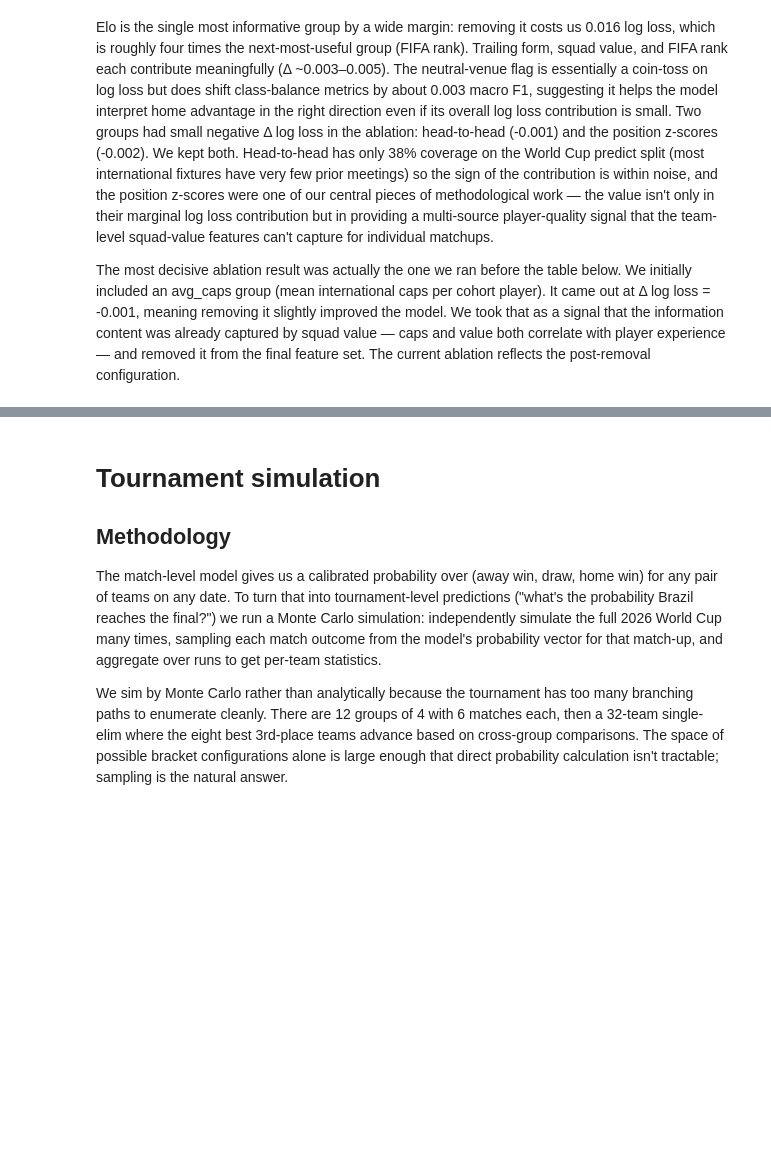
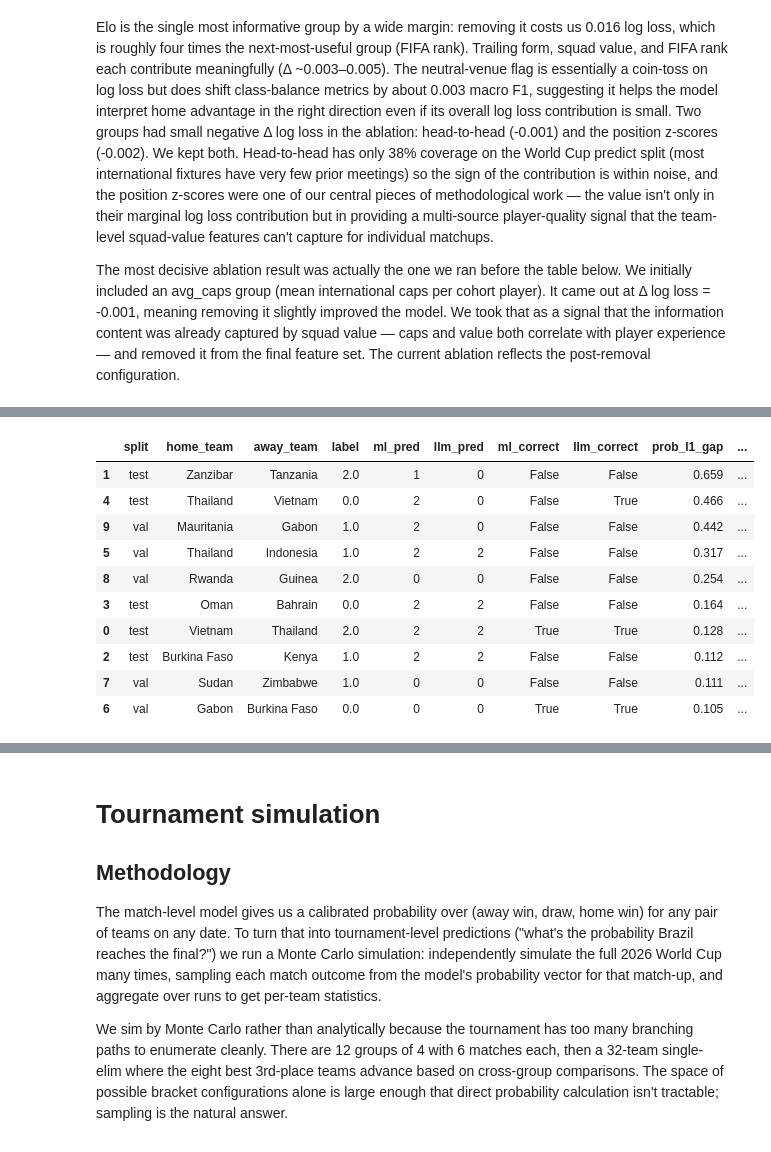
Before and after one commit to jlocala1/WorldCupPredictor, a Jupyter notebook: notebooks/main.ipynb, the cells around one changed output, grey strips where cells are left out. Cells and saved outputs as stored; diff of their text form; code cells hidden in the pictures; blank space fills up the shorter version.

```diff
--- a/notebooks/main.ipynb
+++ b/notebooks/main.ipynb
@@ -343,0 +439,54 @@ display(Image(os.path.join(DATA_PROC, "ablation.png")))
+# %%
+# Case study table: compare valid knowledge-only LLM outputs against the ML ensemble.
+pred_paths = {
+    "ml_ensemble": os.path.join(MODELS_DIR, "ml_ensemble_predictions.csv"),
+    "knowledge_only": os.path.join(MODELS_DIR, "llm_predictions_knowledge_only.csv"),
+    "feature_only_blind": os.path.join(MODELS_DIR, "llm_predictions_feature_only.csv"),
+    "feature_plus_rag": os.path.join(MODELS_DIR, "llm_predictions_feature_plus_rag.csv"),
+}
+
+preds = {name: pd.read_csv(path) for name, path in pred_paths.items() if os.path.exists(path)}
+
+if "ml_ensemble" in preds and "knowledge_only" in preds:
+    ml = preds["ml_ensemble"][[
+        "match_id", "split", "home_team", "away_team", "label",
+        "p_away_win", "p_draw", "p_home_win"
+    ]].copy()
+    ko = preds["knowledge_only"][[
+        "match_id", "valid", "p_away_win", "p_draw", "p_home_win",
+        "explanation", "warnings", "leakage_flags"
+    ]].copy()
+    ko = ko[ko["valid"] == True]
+
+    merged = ml.merge(ko, on="match_id", suffixes=("_ml", "_llm"))
+    prob_cols_ml = ["p_away_win_ml", "p_draw_ml", "p_home_win_ml"]
+    prob_cols_llm = ["p_away_win_llm", "p_draw_llm", "p_home_win_llm"]
+    merged["ml_pred"] = np.argmax(merged[prob_cols_ml].to_numpy(), axis=1)
+    merged["llm_pred"] = np.argmax(merged[prob_cols_llm].to_numpy(), axis=1)
+    merged["ml_correct"] = merged["ml_pred"] == merged["label"]
+    merged["llm_correct"] = merged["llm_pred"] == merged["label"]
+    merged["prob_l1_gap"] = np.abs(
+        merged[prob_cols_ml].to_numpy() - merged[prob_cols_llm].to_numpy()
+    ).sum(axis=1)
+
+    case_cols = [
+        "split", "home_team", "away_team", "label", "ml_pred", "llm_pred",
+        "ml_correct", "llm_correct", "prob_l1_gap", "explanation", "leakage_flags"
+    ]
+    cases = merged.sort_values("prob_l1_gap", ascending=False)[case_cols].head(10).copy()
+    cases["prob_l1_gap"] = cases["prob_l1_gap"].map(lambda x: f"{x:.3f}")
+    display(cases)
+else:
+    print("Knowledge-only and ML ensemble prediction files are required for this comparison.")
+# %% [output]
+|  | split | home_team | away_team | label | ml_pred | llm_pred | ml_correct | llm_correct | prob_l1_gap | ... |
+| 1 | test | Zanzibar | Tanzania | 2.0 | 1 | 0 | False | False | 0.659 | ... |
+| 4 | test | Thailand | Vietnam | 0.0 | 2 | 0 | False | True | 0.466 | ... |
+| 9 | val | Mauritania | Gabon | 1.0 | 2 | 0 | False | False | 0.442 | ... |
+| 5 | val | Thailand | Indonesia | 1.0 | 2 | 2 | False | False | 0.317 | ... |
+| 8 | val | Rwanda | Guinea | 2.0 | 0 | 0 | False | False | 0.254 | ... |
+| 3 | test | Oman | Bahrain | 0.0 | 2 | 2 | False | False | 0.164 | ... |
+| 0 | test | Vietnam | Thailand | 2.0 | 2 | 2 | True | True | 0.128 | ... |
+| 2 | test | Burkina Faso | Kenya | 1.0 | 2 | 2 | False | False | 0.112 | ... |
+| 7 | val | Sudan | Zimbabwe | 1.0 | 0 | 0 | False | False | 0.111 | ... |
+| 6 | val | Gabon | Burkina Faso | 0.0 | 0 | 0 | True | True | 0.105 | ... |
```
Also changed, not shown: parts of 13 cells of this notebook, 2 other files.
